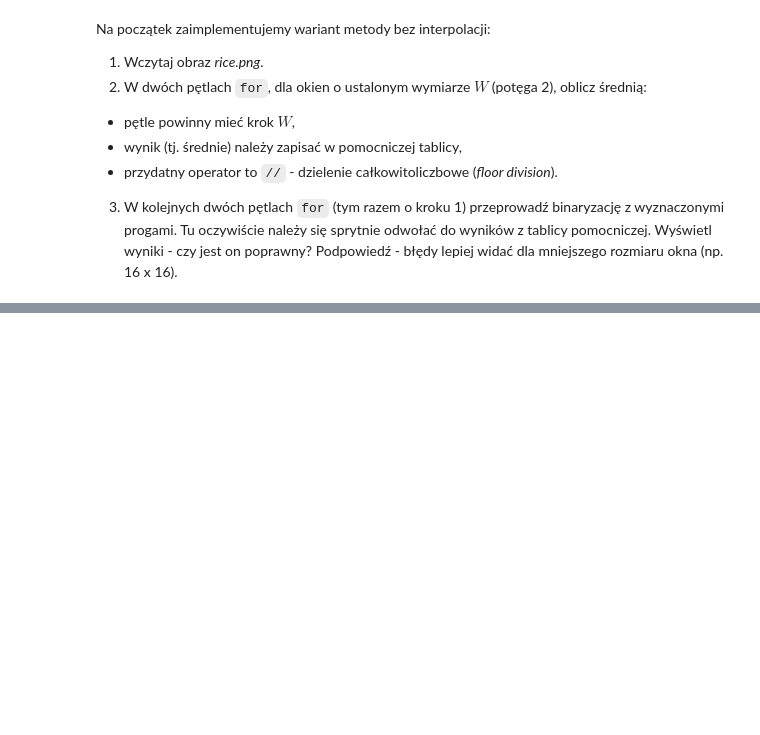
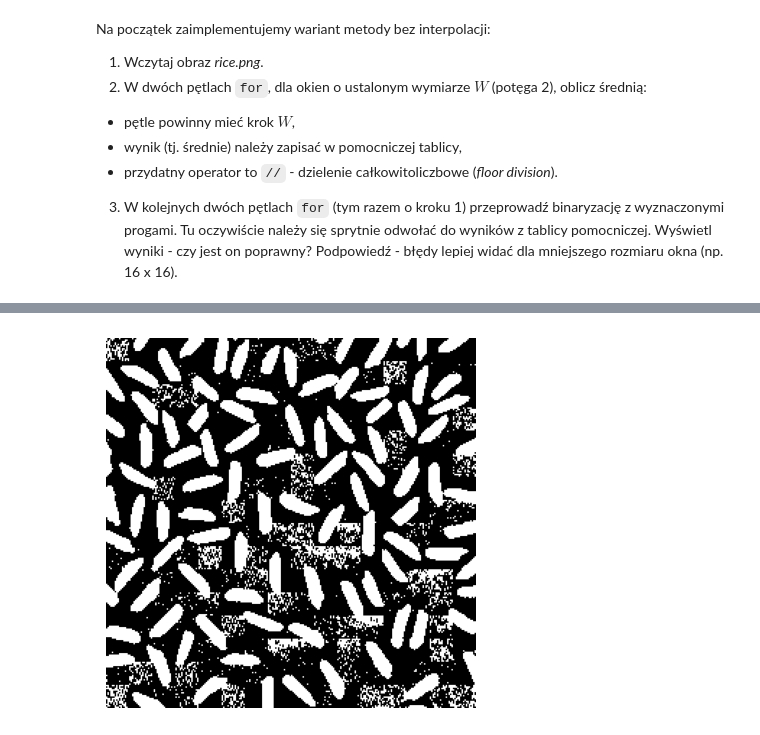
Before and after one commit to michal200292/Digital-Image-Processing, a Jupyter notebook: lab4/04_thresholding_hw.ipynb, the cells around one changed output, grey strips where cells are left out. Saved outputs shown, nothing was run; the diff lists cells and outputs as text; code cells hidden in the pictures; blank space fills up the shorter version.

```diff
--- a/lab4/04_thresholding_hw.ipynb
+++ b/lab4/04_thresholding_hw.ipynb
@@ -38,0 +48,25 @@ if not os.path.exists(fileName):
+# %%
+def window_means(image, w):
+    x, y = image.shape
+    means = np.zeros((x // w, y // w))
+    for i in range(0, x, w):
+        for j in range(0, y, w):
+            means[i // w, j // w] = np.mean(image[i:i+w, j:j+w])
+
+    return means
+
+
+def adaptive(image_name, w):
+    image = cv2.imread(image_name, cv2.IMREAD_GRAYSCALE)
+    x, y = image.shape
+    means = window_means(image, w)
+    binary = np.zeros(image.shape)
+    for i in range(x):
+        for j in range(y):
+            binary[i, j] = 0 if image[i, j] <= means[i // w, j // w] else 255
+    return binary
+
+
+show_image(adaptive("rice.png", 16))
+# %% [output]
+[figure, added]
```
Also changed, not shown: parts of 12 cells of this notebook.
